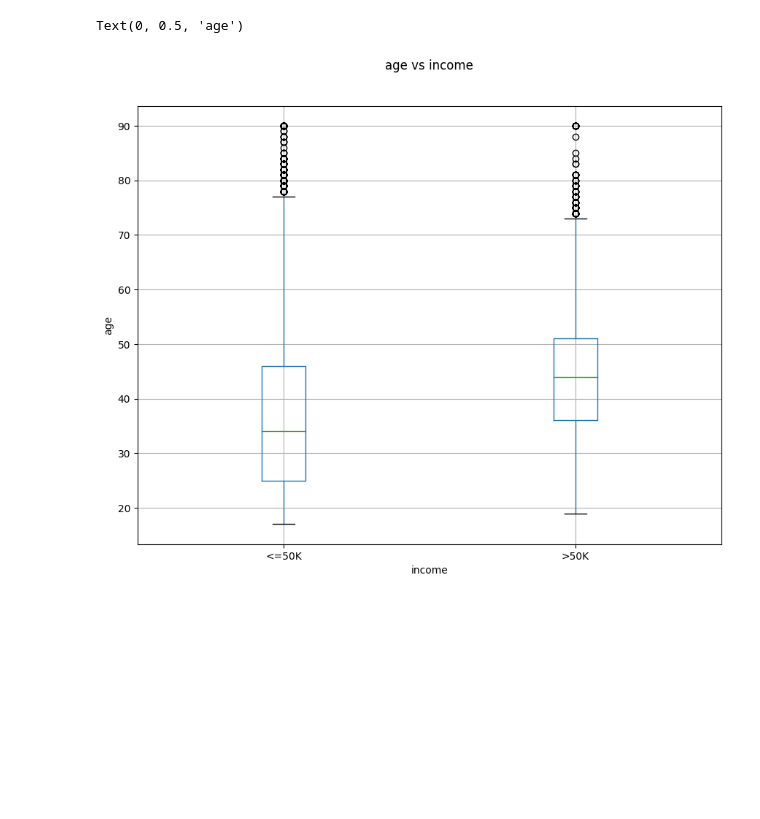
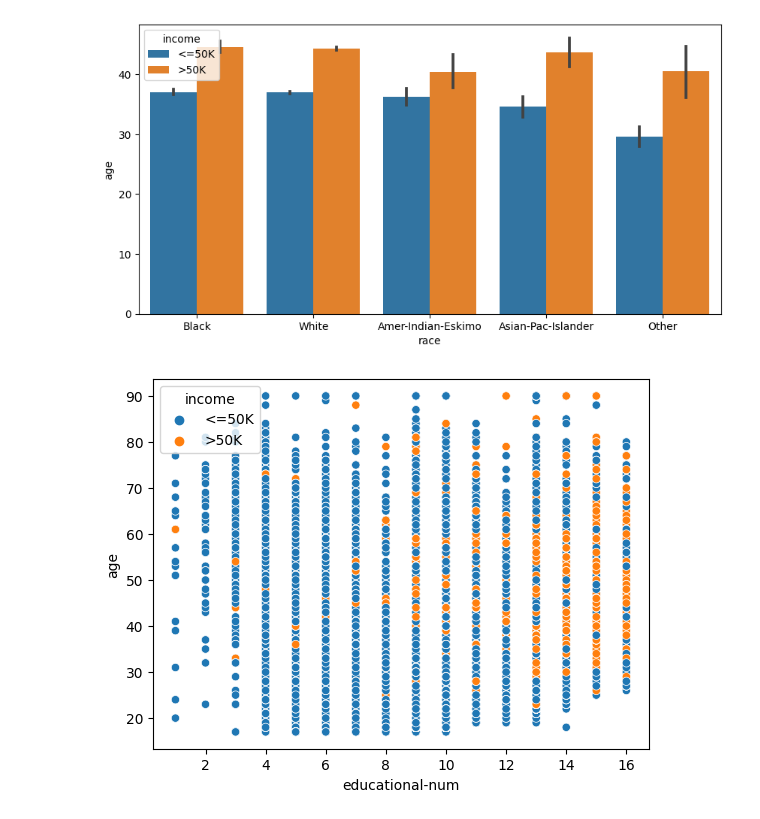
Before and after one commit to jakecho1108/Project-2, a Jupyter notebook: Project2_Part_3.ipynb, the cells around one changed output. Cells and saved outputs as stored; diff of their text form; code cells hidden in the pictures; blank space fills up the shorter version.

```diff
--- a/Project2_Part_3.ipynb
+++ b/Project2_Part_3.ipynb
@@ -75,9 +57,11 @@ Text(0, 0.5, 'educational-num')
-# %%
-fig, ax = plt.subplots(figsize=(10,8))
-df.boxplot(column=['age'], by='income', ax=ax)
-plt.suptitle('age vs income')
-plt.title('')
-plt.ylabel('age')
-# %% [output]
-Text(0, 0.5, 'age')
-[figure, removed]
+# %%
+from matplotlib import pyplot as plt
+fig, ax = plt.subplots(figsize=(10, 5))
+ax = sns.barplot(data=df, x="race", y="age", hue='income')
+# %% [output]
+[figure, added]
+# %%
+ax = sns.scatterplot(data=df, x="educational-num" , y="age",
+                     hue="income");
+# %% [output]
+[figure, added]
```
Also changed, not shown: parts of 6 cells of this notebook.
